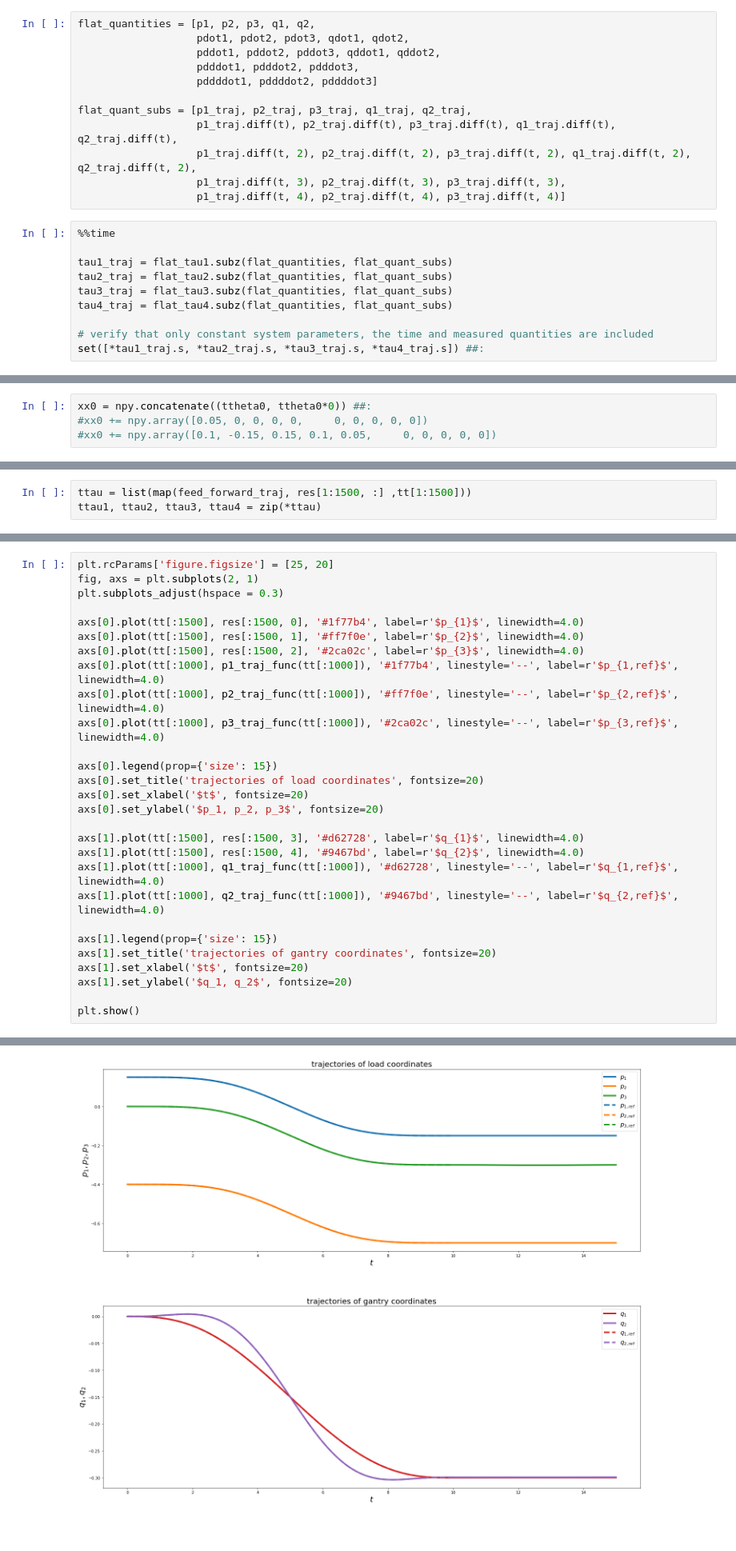
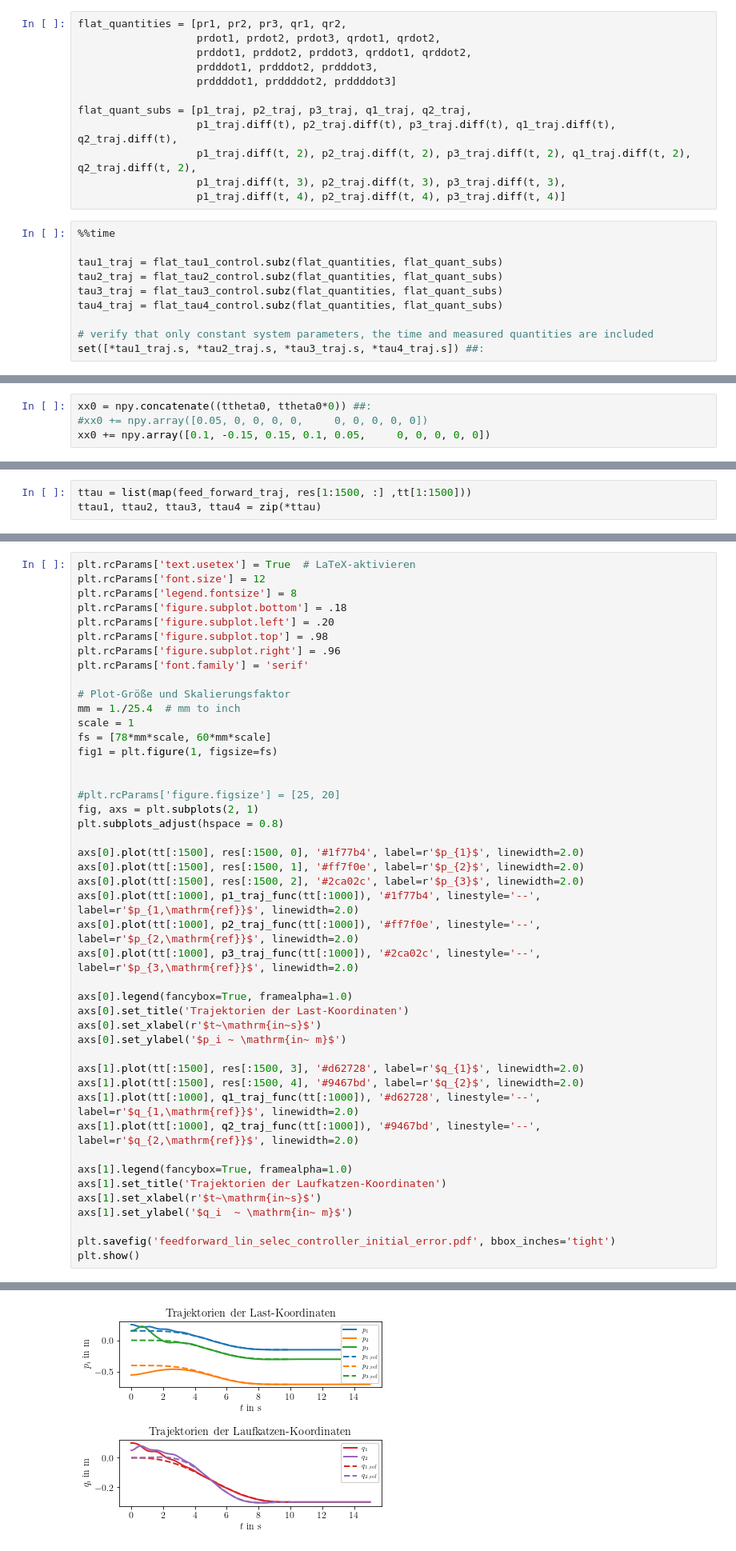
Before and after one commit to wredsen/SA-Wrede, a Jupyter notebook: flatness_notebooks/ODE_flatness_trajectory_control_simulation.ipynb, the cells around one changed output, grey strips where cells are left out. Shown at 80% size. Drawn from its saved outputs; the diff is of its cells as text; blank space fills up the shorter version.

```diff
--- a/flatness_notebooks/ODE_flatness_trajectory_control_simulation.ipynb
+++ b/flatness_notebooks/ODE_flatness_trajectory_control_simulation.ipynb
@@ -245,11 +249,11 @@ q2_traj = q2_traj.subs(sys_params)
 # %% [markdown]
 Substitution of $\mathbf{y}$ with trajectories into control inputs
 # %%
-flat_quantities = [p1, p2, p3, q1, q2,
-                   pdot1, pdot2, pdot3, qdot1, qdot2,
-                   pddot1, pddot2, pddot3, qddot1, qddot2,
-                   pdddot1, pdddot2, pdddot3,
-                   pddddot1, pddddot2, pddddot3]
+flat_quantities = [pr1, pr2, pr3, qr1, qr2,
+                   prdot1, prdot2, prdot3, qrdot1, qrdot2,
+                   prddot1, prddot2, prddot3, qrddot1, qrddot2,
+                   prdddot1, prdddot2, prdddot3,
+                   prddddot1, prddddot2, prddddot3]
 
 flat_quant_subs = [p1_traj, p2_traj, p3_traj, q1_traj, q2_traj,
                    p1_traj.diff(t), p2_traj.diff(t), p3_traj.diff(t), q1_traj.diff(t), q2_traj.diff(t),
@@ -259,10 +263,10 @@ flat_quant_subs = [p1_traj, p2_traj, p3_traj, q1_traj, q2_traj,
 # %%
 %%time
 
-tau1_traj = flat_tau1.subz(flat_quantities, flat_quant_subs)
-tau2_traj = flat_tau2.subz(flat_quantities, flat_quant_subs)
-tau3_traj = flat_tau3.subz(flat_quantities, flat_quant_subs)
-tau4_traj = flat_tau4.subz(flat_quantities, flat_quant_subs)
+tau1_traj = flat_tau1_control.subz(flat_quantities, flat_quant_subs)
+tau2_traj = flat_tau2_control.subz(flat_quantities, flat_quant_subs)
+tau3_traj = flat_tau3_control.subz(flat_quantities, flat_quant_subs)
+tau4_traj = flat_tau4_control.subz(flat_quantities, flat_quant_subs)
 
 # verify that only constant system parameters, the time and measured quantities are included
 set([*tau1_traj.s, *tau2_traj.s, *tau3_traj.s, *tau4_traj.s]) ##:
@@ -341,7 +345,7 @@ rhs = sim.create_simfunction(controller_function=feed_forward_traj)
 # %%
 xx0 = npy.concatenate((ttheta0, ttheta0*0)) ##:
 #xx0 += npy.array([0.05, 0, 0, 0, 0,     0, 0, 0, 0, 0])
-#xx0 += npy.array([0.1, -0.15, 0.15, 0.1, 0.05,     0, 0, 0, 0, 0])
+xx0 += npy.array([0.1, -0.15, 0.15, 0.1, 0.05,     0, 0, 0, 0, 0])
 # %% [output]
 xx0 := array([ 0.15, -0.4 ,  0.  ,  0.  ,  0.  ,  0.  , -0.  ,  0.  ,  0.  ,  0.  ])
 ---
@@ -434,29 +438,46 @@ plt.legend()
 # %%
-plt.rcParams['figure.figsize'] = [25, 20]
+plt.rcParams['text.usetex'] = True  # LaTeX-aktivieren
+plt.rcParams['font.size'] = 12
+plt.rcParams['legend.fontsize'] = 8
+plt.rcParams['figure.subplot.bottom'] = .18
+plt.rcParams['figure.subplot.left'] = .20
+plt.rcParams['figure.subplot.top'] = .98
+plt.rcParams['figure.subplot.right'] = .96
+plt.rcParams['font.family'] = 'serif'
+
+# Plot-Größe und Skalierungsfaktor
+mm = 1./25.4  # mm to inch
+scale = 1
+fs = [78*mm*scale, 60*mm*scale]
+fig1 = plt.figure(1, figsize=fs)
+
+
+#plt.rcParams['figure.figsize'] = [25, 20]
 fig, axs = plt.subplots(2, 1)
-plt.subplots_adjust(hspace = 0.3)
+plt.subplots_adjust(hspace = 0.8)
 
-axs[0].plot(tt[:1500], res[:1500, 0], '#1f77b4', label=r'$p_{1}$', linewidth=4.0)
-axs[0].plot(tt[:1500], res[:1500, 1], '#ff7f0e', label=r'$p_{2}$', linewidth=4.0)
-axs[0].plot(tt[:1500], res[:1500, 2], '#2ca02c', label=r'$p_{3}$', linewidth=4.0)
-axs[0].plot(tt[:1000], p1_traj_func(tt[:1000]), '#1f77b4', linestyle='--', label=r'$p_{1,ref}$', linewidth=4.0)
-axs[0].plot(tt[:1000], p2_traj_func(tt[:1000]), '#ff7f0e', linestyle='--', label=r'$p_{2,ref}$', linewidth=4.0)
-axs[0].plot(tt[:1000], p3_traj_func(tt[:1000]), '#2ca02c', linestyle='--', label=r'$p_{3,ref}$', linewidth=4.0)
+axs[0].plot(tt[:1500], res[:1500, 0], '#1f77b4', label=r'$p_{1}$', linewidth=2.0)
+axs[0].plot(tt[:1500], res[:1500, 1], '#ff7f0e', label=r'$p_{2}$', linewidth=2.0)
+axs[0].plot(tt[:1500], res[:1500, 2], '#2ca02c', label=r'$p_{3}$', linewidth=2.0)
+axs[0].plot(tt[:1000], p1_traj_func(tt[:1000]), '#1f77b4', linestyle='--', label=r'$p_{1,\mathrm{ref}}$', linewidth=2.0)
+axs[0].plot(tt[:1000], p2_traj_func(tt[:1000]), '#ff7f0e', linestyle='--', label=r'$p_{2,\mathrm{ref}}$', linewidth=2.0)
+axs[0].plot(tt[:1000], p3_traj_func(tt[:1000]), '#2ca02c', linestyle='--', label=r'$p_{3,\mathrm{ref}}$', linewidth=2.0)
 
-axs[0].legend(prop={'size': 15})
-axs[0].set_title('trajectories of load coordinates', fontsize=20)
-axs[0].set_xlabel('$t$', fontsize=20)
-axs[0].set_ylabel('$p_1, p_2, p_3$', fontsize=20)
+axs[0].legend(fancybox=True, framealpha=1.0)
+axs[0].set_title('Trajektorien der Last-Koordinaten')
+axs[0].set_xlabel(r'$t~\mathrm{in~s}$')
+axs[0].set_ylabel('$p_i ~ \mathrm{in~ m}$')
 
-axs[1].plot(tt[:1500], res[:1500, 3], '#d62728', label=r'$q_{1}$', linewidth=4.0)
-axs[1].plot(tt[:1500], res[:1500, 4], '#9467bd', label=r'$q_{2}$', linewidth=4.0)
-axs[1].plot(tt[:1000], q1_traj_func(tt[:1000]), '#d62728', linestyle='--', label=r'$q_{1,ref}$', linewidth=4.0)
-axs[1].plot(tt[:1000], q2_traj_func(tt[:1000]), '#9467bd', linestyle='--', label=r'$q_{2,ref}$', linewidth=4.0)
+axs[1].plot(tt[:1500], res[:1500, 3], '#d62728', label=r'$q_{1}$', linewidth=2.0)
+axs[1].plot(tt[:1500], res[:1500, 4], '#9467bd', label=r'$q_{2}$', linewidth=2.0)
+axs[1].plot(tt[:1000], q1_traj_func(tt[:1000]), '#d62728', linestyle='--', label=r'$q_{1,\mathrm{ref}}$', linewidth=2.0)
+axs[1].plot(tt[:1000], q2_traj_func(tt[:1000]), '#9467bd', linestyle='--', label=r'$q_{2,\mathrm{ref}}$', linewidth=2.0)
 
-axs[1].legend(prop={'size': 15})
-axs[1].set_title('trajectories of gantry coordinates', fontsize=20)
-axs[1].set_xlabel('$t$', fontsize=20)
-axs[1].set_ylabel('$q_1, q_2$', fontsize=20)
+axs[1].legend(fancybox=True, framealpha=1.0)
+axs[1].set_title('Trajektorien der Laufkatzen-Koordinaten')
+axs[1].set_xlabel(r'$t~\mathrm{in~s}$')
+axs[1].set_ylabel('$q_i  ~ \mathrm{in~ m}$')
 
+plt.savefig('feedforward_lin_selec_controller_initial_error.pdf', bbox_inches='tight')
 plt.show()
 # %% [output]
@@ -463,4 +485,4 @@ plt.show()
-[figure, old version]
+[figure, new version]
 # %% [markdown]
 ### Stability analysis of current trajectories
 # %%
```
Also changed, not shown: parts of 29 cells of this notebook, 8 other files.
